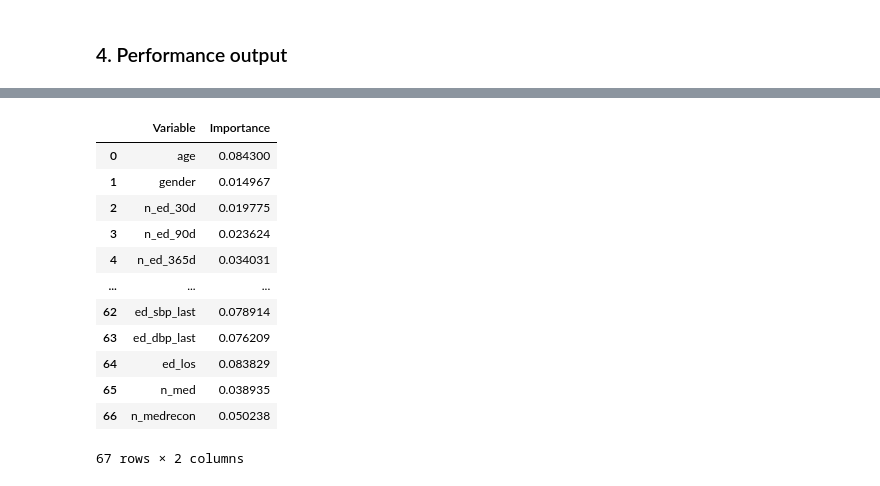
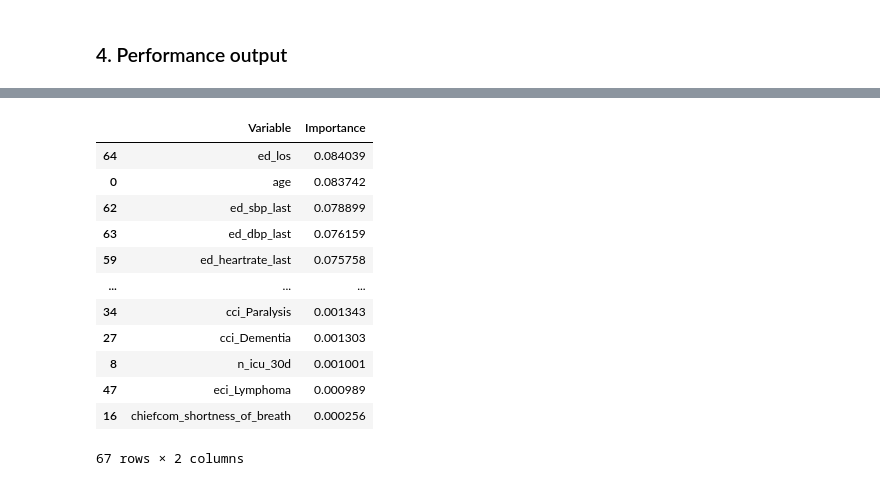
Before and after one commit to nliulab/mimic4ed-benchmark, a Jupyter notebook: Benchmark_scripts/Model_72h_ed_revisit_disposition.ipynb, the cells around one changed output, grey strips where cells are left out. Saved outputs shown, nothing was run; the diff lists cells and outputs as text; code cells hidden in the pictures.

```diff
--- a/Benchmark_scripts/Model_72h_ed_revisit_disposition.ipynb
+++ b/Benchmark_scripts/Model_72h_ed_revisit_disposition.ipynb
@@ -266,18 +262,18 @@ plot_confidence_interval(result_df)
 # %%
 importance_df = pd.DataFrame(zip(variable, importances), columns=['Variable','Importance'])
 importance_df.to_csv(os.path.join(path, 'importances_72h_ed_revisit_disposition.csv'))
-importance_df
+importance_df.sort_values(by='Importance', axis=0,ascending=False)
 # %% [output]
 |  | Variable | Importance |
-| 0 | age | 0.084300 |
-| 1 | gender | 0.014967 |
-| 2 | n_ed_30d | 0.019775 |
-| 3 | n_ed_90d | 0.023624 |
-| 4 | n_ed_365d | 0.034031 |
+| 64 | ed_los | 0.084039 |
+| 0 | age | 0.083742 |
+| 62 | ed_sbp_last | 0.078899 |
+| 63 | ed_dbp_last | 0.076159 |
+| 59 | ed_heartrate_last | 0.075758 |
 | ... | ... | ... |
-| 62 | ed_sbp_last | 0.078914 |
-| 63 | ed_dbp_last | 0.076209 |
-| 64 | ed_los | 0.083829 |
-| 65 | n_med | 0.038935 |
-| 66 | n_medrecon | 0.050238 |
+| 34 | cci_Paralysis | 0.001343 |
+| 27 | cci_Dementia | 0.001303 |
+| 8 | n_icu_30d | 0.001001 |
+| 47 | eci_Lymphoma | 0.000989 |
+| 16 | chiefcom_shortness_of_breath | 0.000256 |
 67 rows × 2 columns
```
Also changed, not shown: parts of 7 cells of this notebook, 5 other files.
